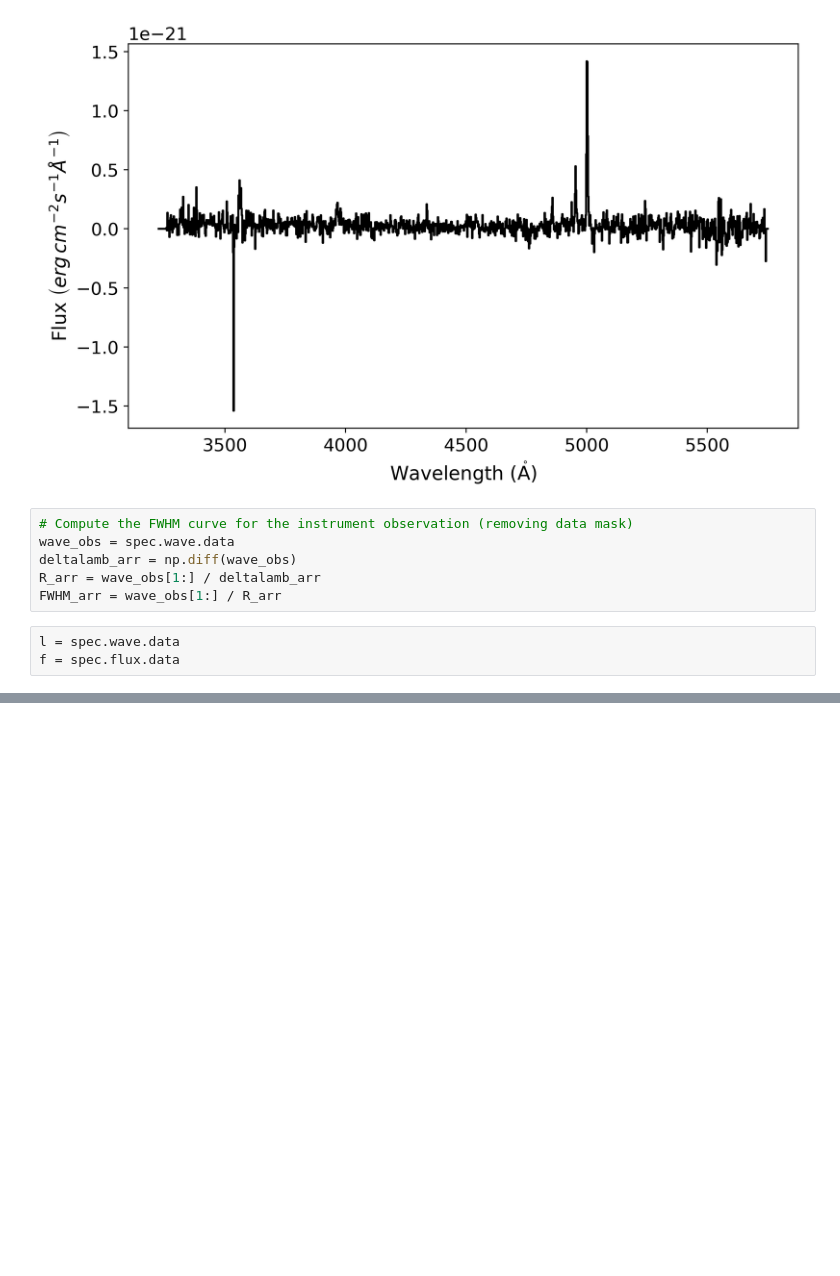
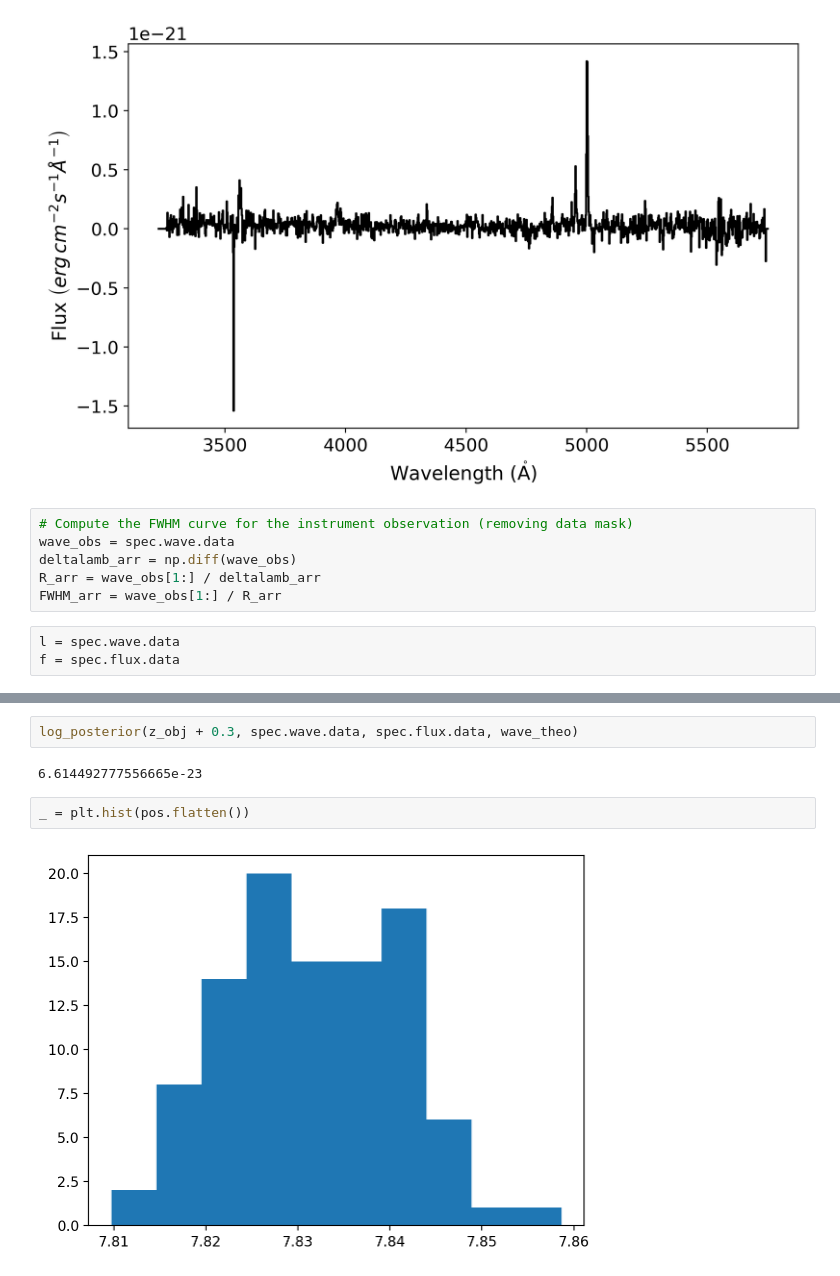
Before and after one commit to Vital-Fernandez/z_key, a Jupyter notebook: touch-data.ipynb, the cells around one changed output, grey strips where cells are left out. Cells and saved outputs as stored; diff of their text form; blank space fills up the shorter version.

```diff
--- a/touch-data.ipynb
+++ b/touch-data.ipynb
@@ -64,0 +75,8 @@ spec.wave.data[0]
+# %%
+log_posterior(z_obj + 0.3, spec.wave.data, spec.flux.data, wave_theo)
+# %% [output]
+6.614492777556665e-23
+# %%
+_ = plt.hist(pos.flatten())
+# %% [output]
+[figure, added]
```
Also changed, not shown: parts of 14 cells of this notebook.
